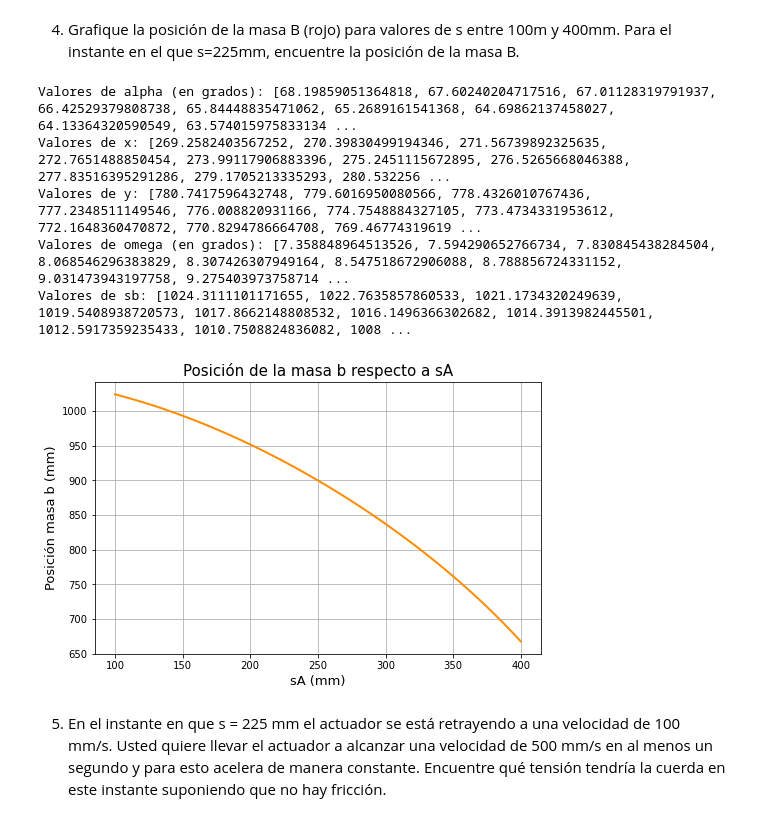
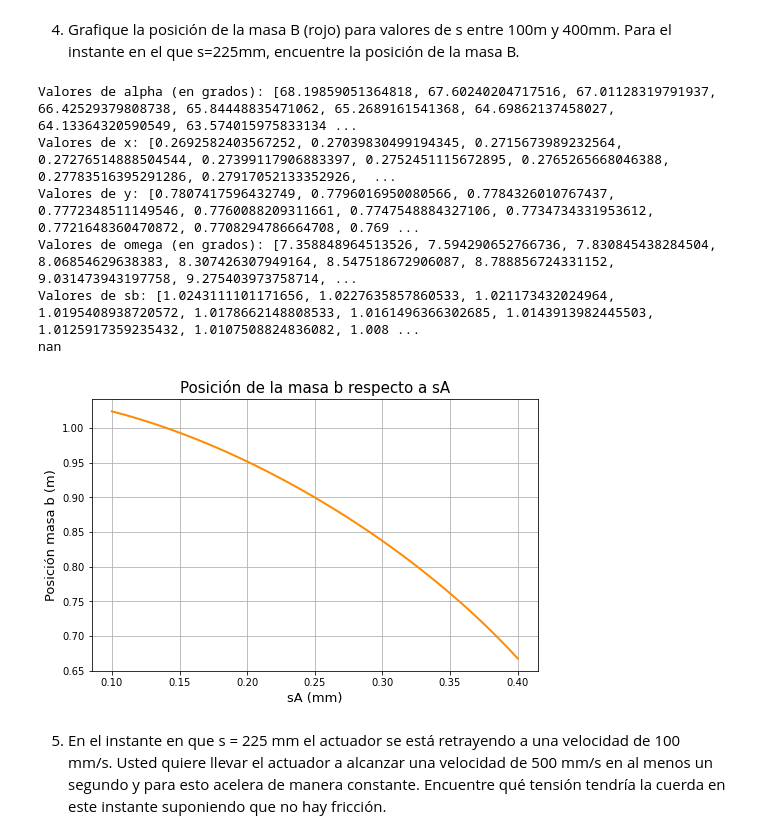
Before and after one commit to adazaa21/a_dazaa_2_HC, a Jupyter notebook: Taller_1.3_Daza.ipynb, the cells around one changed output. Cells and saved outputs as stored; diff of their text form; code cells hidden in the pictures.

```diff
--- a/Taller_1.3_Daza.ipynb
+++ b/Taller_1.3_Daza.ipynb
@@ -67,13 +67,13 @@ instante en el que s=225mm, encuentre la posición de la masa B.
 # %%
 import numpy as np
 
-h = 250 #altura constante
-sA_i = 100 #distancia de C a A
-l = 1050 #longitud del cable
+h = 0.25 #altura constante
+sA_i = 0.100 #distancia de C a A
+l = 1.050 #longitud del cable
 alpha = np.arctan(h / sA_i) #ángulo respecto a eje x
 alpha_g = np.rad2deg(alpha) #se convierte a grados
 
-sA_valores = np.linspace(100, 400, 100) #se evalua en el rango establecido de 100 a 400 mm.
+sA_valores = np.linspace(0.100, 0.400, 100) #se evalua en el rango establecido de 100 a 400 mm.
 
 alpha_valores = [] #se crea lista para evaluar la variación de alpha a medida que aumenta sA
 x_valores = []
@@ -99,39 +99,40 @@ for sA in sA_valores:
 
     sb = h+(sA / np.tan(omega)) # Cálculo de sb
     sb_valores.append(sb)
 
 print("Valores de alpha (en grados):", alpha_valores)
 print("Valores de x:", x_valores)
 print("Valores de y:", y_valores)
 print("Valores de omega (en grados):", omega_valores)
 print("Valores de sb:", sb_valores)  # Imprime los valores de sb
 
 x = sA_valores
 y = sb_valores
 hor = 8
 ver = 5
 plt.figure(figsize=(hor, ver))
 plt.title('Posición de la masa b respecto a sA', fontsize=15) # Título
-plt.ylabel('Posición masa b (mm)', fontsize=13) # Etiqueta eje vertical
+plt.ylabel('Posición masa b (m)', fontsize=13) # Etiqueta eje vertical
 plt.xlabel('sA (mm)', fontsize=13) # Etiqueta eje horizontal
 plt.plot(x, y, color='darkorange', linewidth=2)
 plt.grid()
 
 #Hallar el valor de SB cuando sA = 225
 sA = 225
 alpha = np.arctan(h / sA)
 x = h / np.sin(alpha)
 y = abs(l - x)
 omega = np.arcsin(sA / y)
 sb = sA / np.tan(omega)
-
+print(sb)
 #Nota: el punto de referencia es donde está el punto C, por lo cual la distancia de la masa B irá disminuyendo, siendo el punto inicial de B la distancia máxima.
 # %% [output]
 Valores de alpha (en grados): [68.19859051364818, 67.60240204717516, 67.01128319791937, 66.42529379808738, 65.84448835471062, 65.2689161541368, 64.69862137458027, 64.13364320590549, 63.574015975833134 ...
-Valores de x: [269.2582403567252, 270.39830499194346, 271.56739892325635, 272.7651488850454, 273.99117906883396, 275.2451115672895, 276.5265668046388, 277.83516395291286, 279.1705213335293, 280.532256 ...
-Valores de y: [780.7417596432748, 779.6016950080566, 778.4326010767436, 777.2348511149546, 776.008820931166, 774.7548884327105, 773.4734331953612, 772.1648360470872, 770.8294786664708, 769.46774319619 ...
-Valores de omega (en grados): [7.358848964513526, 7.594290652766734, 7.830845438284504, 8.068546296383829, 8.307426307949164, 8.547518672906088, 8.788856724331152, 9.031473943197758, 9.275403973758714 ...
-Valores de sb: [1024.3111101171655, 1022.7635857860533, 1021.1734320249639, 1019.5408938720573, 1017.8662148808532, 1016.1496366302682, 1014.3913982445501, 1012.5917359235433, 1010.7508824836082, 1008 ...
+Valores de x: [0.2692582403567252, 0.27039830499194345, 0.2715673989232564, 0.27276514888504544, 0.27399117906883397, 0.2752451115672895, 0.2765265668046388, 0.27783516395291286, 0.27917052133352926,  ...
+Valores de y: [0.7807417596432749, 0.7796016950080566, 0.7784326010767437, 0.7772348511149546, 0.7760088209311661, 0.7747548884327106, 0.7734734331953612, 0.7721648360470872, 0.7708294786664708, 0.769 ...
+Valores de omega (en grados): [7.358848964513526, 7.594290652766736, 7.830845438284504, 8.06854629638383, 8.307426307949164, 8.547518672906087, 8.788856724331152, 9.031473943197758, 9.275403973758714, ...
+Valores de sb: [1.0243111101171656, 1.0227635857860533, 1.021173432024964, 1.0195408938720572, 1.0178662148808533, 1.0161496366302685, 1.0143913982445503, 1.0125917359235432, 1.0107508824836082, 1.008 ...
+nan
-[figure, old version]
+[figure, new version]
 # %% [markdown]
 5. En el instante en que s = 225 mm el actuador se está retrayendo a una velocidad de 100 mm/s. Usted quiere llevar el actuador a alcanzar una velocidad de 500 mm/s en al menos un segundo y para esto acelera de manera constante. Encuentre qué tensión tendría la cuerda en este instante suponiendo que no hay fricción.
```
Also changed, not shown: parts of 8 cells of this notebook, 21 other files.
